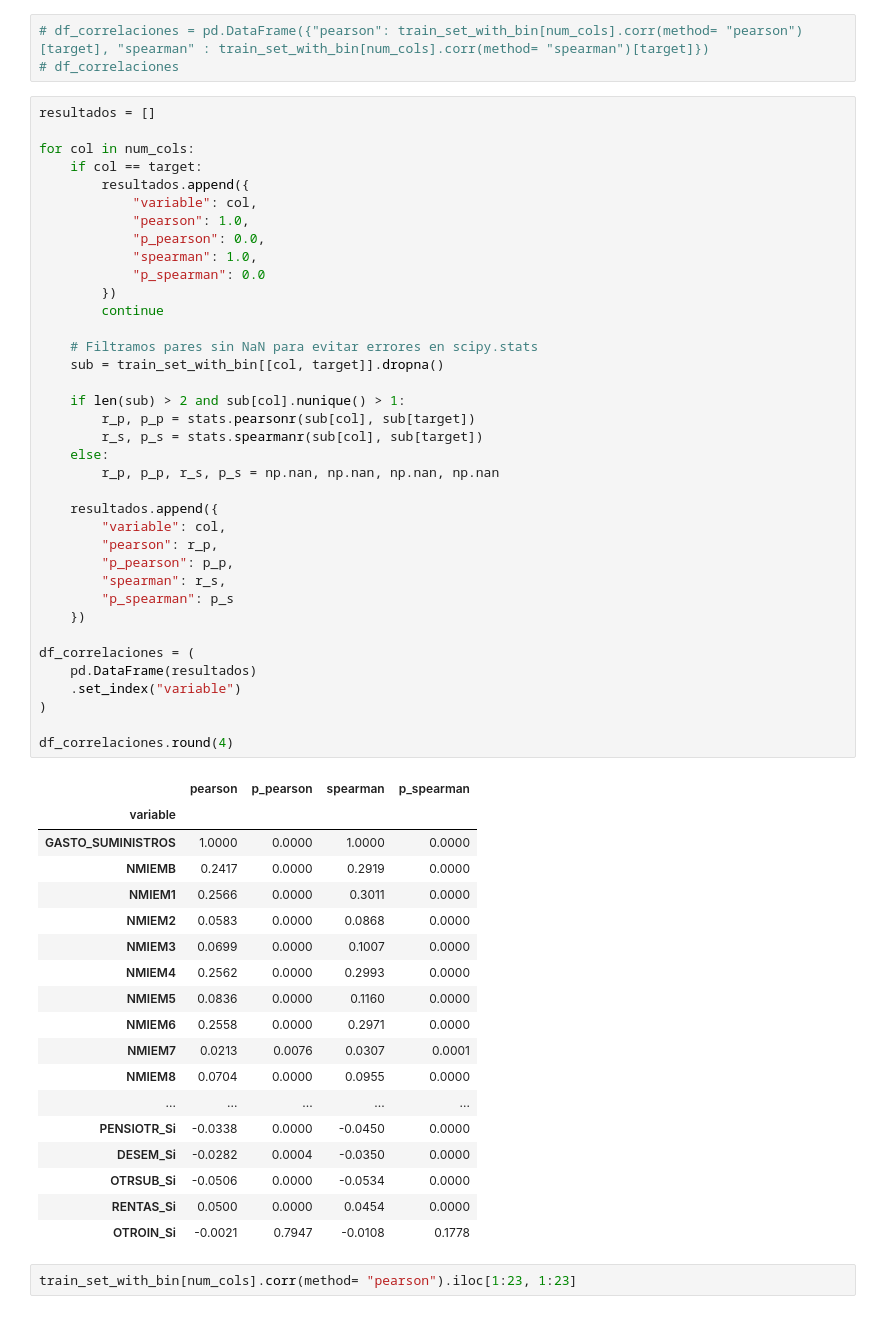
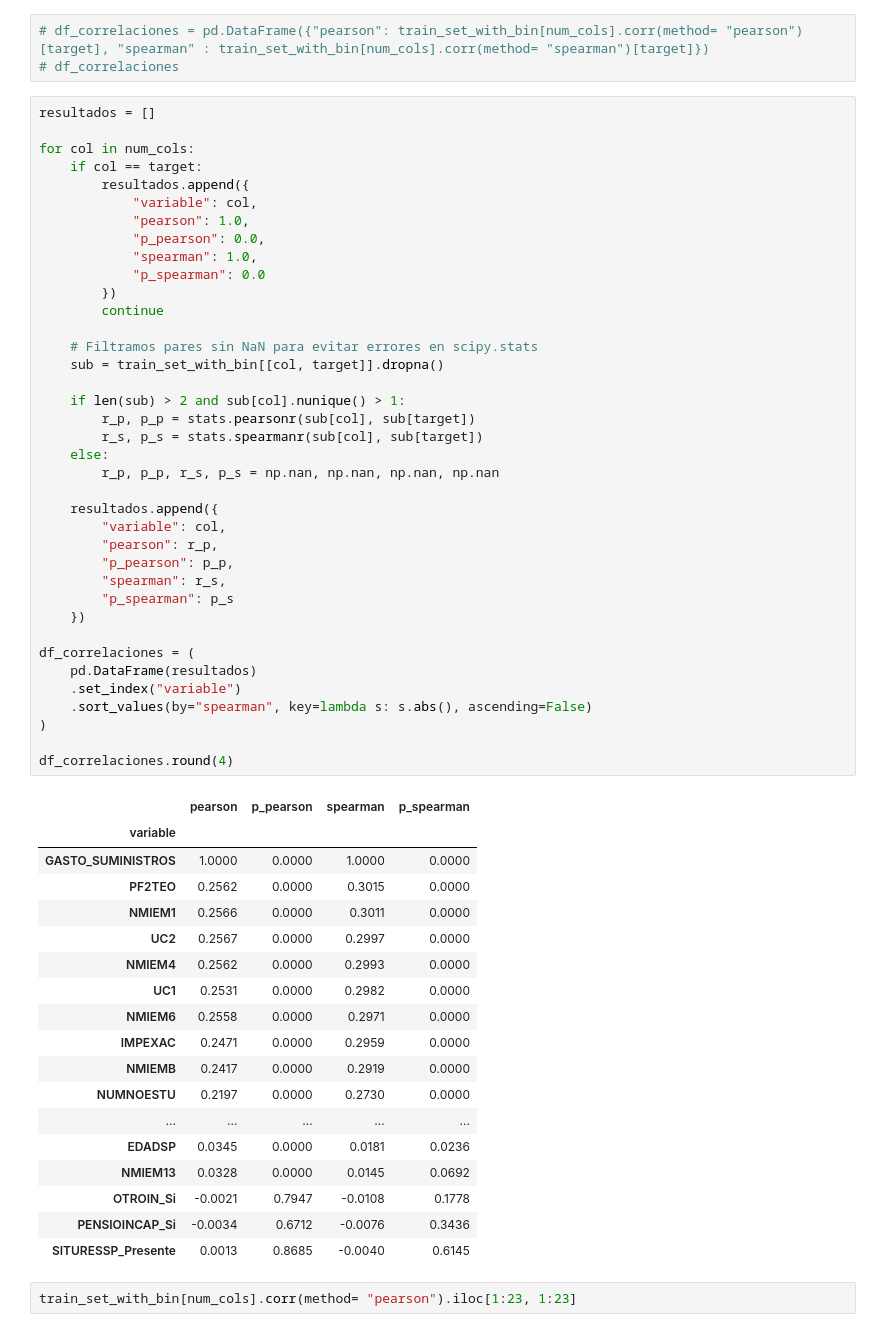
Before and after one commit to mariot11/ML_ConsumoEnergia, a Jupyter notebook: notebooks/03_limpiezaEDA2 (Copiar).ipynb, the cells around one changed output. Drawn from its saved outputs; the diff is of its cells as text.

```diff
--- a/notebooks/03_limpiezaEDA2.ipynb
+++ b/notebooks/03_limpiezaEDA2 (Copiar).ipynb
@@ -124,48 +125,49 @@ for col in num_cols:
         })
         continue
 
     # Filtramos pares sin NaN para evitar errores en scipy.stats
     sub = train_set_with_bin[[col, target]].dropna()
 
     if len(sub) > 2 and sub[col].nunique() > 1:
         r_p, p_p = stats.pearsonr(sub[col], sub[target])
         r_s, p_s = stats.spearmanr(sub[col], sub[target])
     else:
         r_p, p_p, r_s, p_s = np.nan, np.nan, np.nan, np.nan
 
     resultados.append({
         "variable": col,
         "pearson": r_p,
         "p_pearson": p_p,
         "spearman": r_s,
         "p_spearman": p_s
     })
 
 df_correlaciones = (
     pd.DataFrame(resultados)
     .set_index("variable")
+    .sort_values(by="spearman", key=lambda s: s.abs(), ascending=False)
 )
 
 df_correlaciones.round(4)
 # %% [output]
 |  | pearson | p_pearson | spearman | p_spearman |
 | variable |  |  |  |  |
 | GASTO_SUMINISTROS | 1.0000 | 0.0000 | 1.0000 | 0.0000 |
+| PF2TEO | 0.2562 | 0.0000 | 0.3015 | 0.0000 |
+| NMIEM1 | 0.2566 | 0.0000 | 0.3011 | 0.0000 |
+| UC2 | 0.2567 | 0.0000 | 0.2997 | 0.0000 |
+| NMIEM4 | 0.2562 | 0.0000 | 0.2993 | 0.0000 |
+| UC1 | 0.2531 | 0.0000 | 0.2982 | 0.0000 |
+| NMIEM6 | 0.2558 | 0.0000 | 0.2971 | 0.0000 |
+| IMPEXAC | 0.2471 | 0.0000 | 0.2959 | 0.0000 |
 | NMIEMB | 0.2417 | 0.0000 | 0.2919 | 0.0000 |
-| NMIEM1 | 0.2566 | 0.0000 | 0.3011 | 0.0000 |
-| NMIEM2 | 0.0583 | 0.0000 | 0.0868 | 0.0000 |
-| NMIEM3 | 0.0699 | 0.0000 | 0.1007 | 0.0000 |
-| NMIEM4 | 0.2562 | 0.0000 | 0.2993 | 0.0000 |
-| NMIEM5 | 0.0836 | 0.0000 | 0.1160 | 0.0000 |
-| NMIEM6 | 0.2558 | 0.0000 | 0.2971 | 0.0000 |
-| NMIEM7 | 0.0213 | 0.0076 | 0.0307 | 0.0001 |
-| NMIEM8 | 0.0704 | 0.0000 | 0.0955 | 0.0000 |
+| NUMNOESTU | 0.2197 | 0.0000 | 0.2730 | 0.0000 |
 | ... | ... | ... | ... | ... |
-| PENSIOTR_Si | -0.0338 | 0.0000 | -0.0450 | 0.0000 |
-| DESEM_Si | -0.0282 | 0.0004 | -0.0350 | 0.0000 |
-| OTRSUB_Si | -0.0506 | 0.0000 | -0.0534 | 0.0000 |
-| RENTAS_Si | 0.0500 | 0.0000 | 0.0454 | 0.0000 |
+| EDADSP | 0.0345 | 0.0000 | 0.0181 | 0.0236 |
+| NMIEM13 | 0.0328 | 0.0000 | 0.0145 | 0.0692 |
 | OTROIN_Si | -0.0021 | 0.7947 | -0.0108 | 0.1778 |
+| PENSIOINCAP_Si | -0.0034 | 0.6712 | -0.0076 | 0.3436 |
+| SITURESSP_Presente | 0.0013 | 0.8685 | -0.0040 | 0.6145 |
 # %%
 train_set_with_bin[num_cols].corr(method= "pearson").iloc[1:23, 1:23]
 # %% [output]
```
Also changed, not shown: parts of 9 cells of this notebook, 3 other files.
